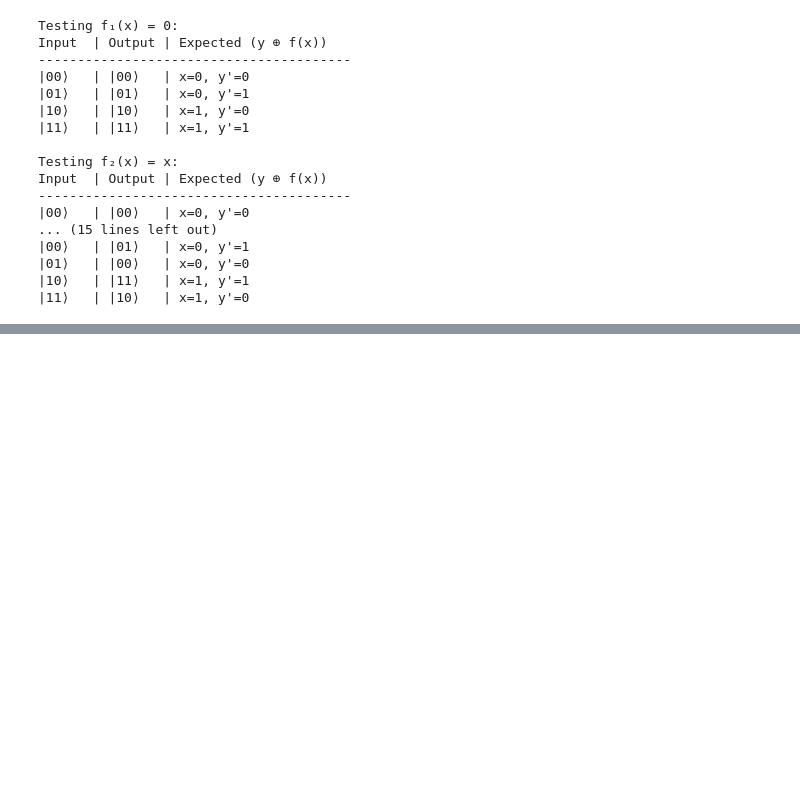
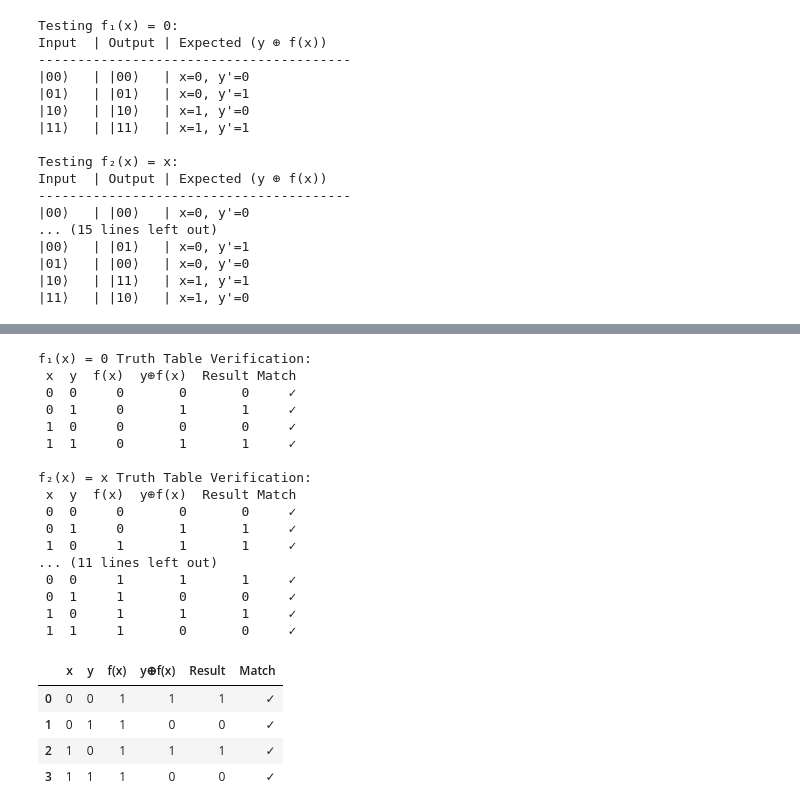
Before and after one commit to HasanMurtez/emerging-technologies, a Jupyter notebook: problems.ipynb, the cells around one changed output, grey strips where cells are left out. Drawn from its saved outputs; the diff is of its cells as text; code cells hidden in the pictures; blank space fills up the shorter version.

```diff
--- a/problems.ipynb
+++ b/problems.ipynb
@@ -789,0 +811,78 @@ Input  | Output | Expected (y ⊕ f(x))
+# %%
+# Create a comprehensive truth table verification
+def verify_oracle_truth_table(oracle, f_values, name):
+    """
+    Verify oracle against expected function values.
+
+    Parameters:
+        oracle: QuantumCircuit
+        f_values: Dictionary {0: f(0), 1: f(1)}
+        name: Function name
+    """
+    results = []
+
+    for x in [0, 1]:
+        for y in [0, 1]:
+            # Create initial state
+            qc = QuantumCircuit(2)
+            if x == 1:
+                qc.x(0)
+            if y == 1:
+                qc.x(1)
+
+            # Apply oracle
+            qc.compose(oracle, inplace=True)
+
+            # Get result
+            state = Statevector.from_instruction(qc)
+            for i, amp in enumerate(state):
+                if abs(amp) > 0.99:
+                    result_bits = format(i, '02b')
+                    y_out = int(result_bits[0])
+
+            # Calculate expected
+            expected = y ^ f_values[x]  # y XOR f(x)
+            match = "✓" if y_out == expected else "X"
+
+            results.append({
+                'x': x,
+                'y': y,
+                'f(x)': f_values[x],
+                'y⊕f(x)': expected,
+                'Result': y_out,
+                'Match': match
+            })
+
+    df = pd.DataFrame(results)
+    print(f"\n{name} Truth Table Verification:")
+    print(df.to_string(index=False))
+    return df
+
+# Verify all oracles
+verify_oracle_truth_table(oracle_f1, {0: 0, 1: 0}, "f₁(x) = 0")
+verify_oracle_truth_table(oracle_f2, {0: 0, 1: 1}, "f₂(x) = x")
+verify_oracle_truth_table(oracle_f3, {0: 1, 1: 0}, "f₃(x) = ¬x")
+verify_oracle_truth_table(oracle_f4, {0: 1, 1: 1}, "f₄(x) = 1")
+# %% [output]
+f₁(x) = 0 Truth Table Verification:
+ x  y  f(x)  y⊕f(x)  Result Match
+ 0  0     0       0       0     ✓
+ 0  1     0       1       1     ✓
+ 1  0     0       0       0     ✓
+ 1  1     0       1       1     ✓
+
+f₂(x) = x Truth Table Verification:
+ x  y  f(x)  y⊕f(x)  Result Match
+ 0  0     0       0       0     ✓
+ 0  1     0       1       1     ✓
+ 1  0     1       1       1     ✓
+... (11 lines left out)
+ 0  0     1       1       1     ✓
+ 0  1     1       0       0     ✓
+ 1  0     1       1       1     ✓
+ 1  1     1       0       0     ✓
+|  | x | y | f(x) | y⊕f(x) | Result | Match |
+| 0 | 0 | 0 | 1 | 1 | 1 | ✓ |
+| 1 | 0 | 1 | 1 | 0 | 0 | ✓ |
+| 2 | 1 | 0 | 1 | 1 | 1 | ✓ |
+| 3 | 1 | 1 | 1 | 0 | 0 | ✓ |
```
Also changed, not shown: parts of 9 cells of this notebook.
